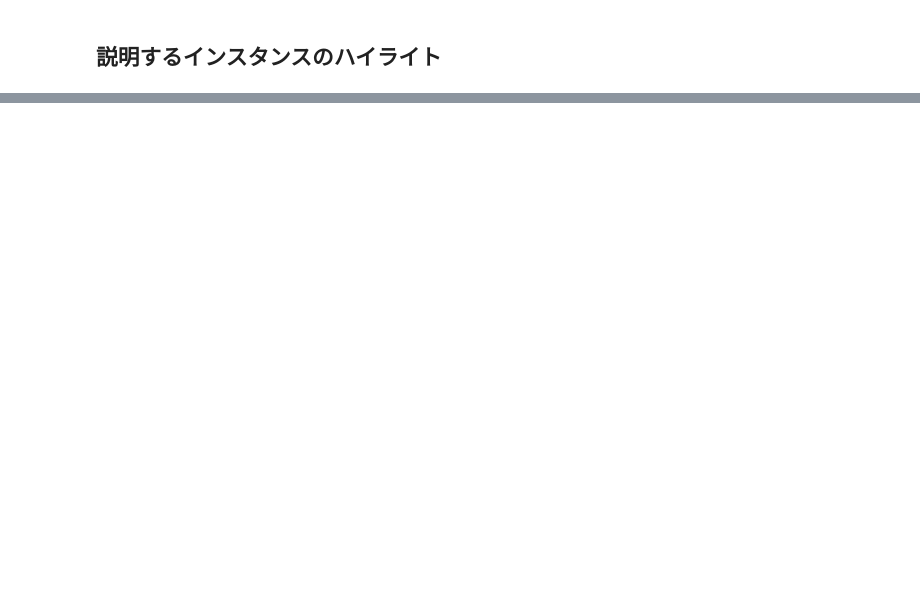
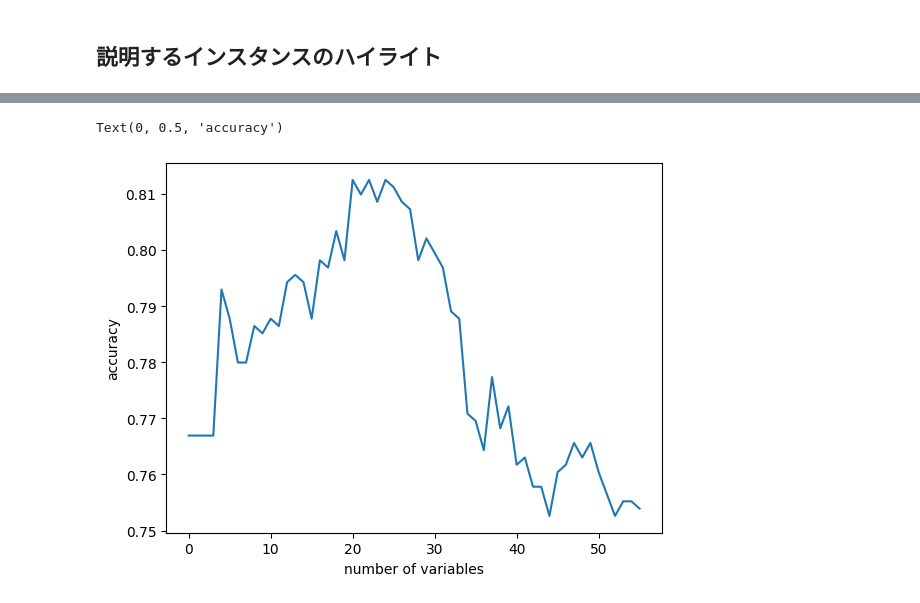
Before and after one commit to inatoihs/opt_entropy_rule, a Jupyter notebook: diabetes_experiment.ipynb, the cells around one changed output, grey strips where cells are left out. Cells and saved outputs as stored; diff of their text form; code cells hidden in the pictures; blank space fills up the shorter version.

```diff
--- a/diabetes_experiment.ipynb
+++ b/diabetes_experiment.ipynb
@@ -191,0 +198,59 @@ for column_x, column_y in pair_to_explain:
+# %%
+file_path = './data/diabetes.csv'
+df = pd.read_csv(file_path)
+
+X = df.drop(columns=['Outcome'])
+y = df['Outcome']
+X_train, X_test, y_train, y_test = train_test_split(X, y, test_size=0.2, random_state=42)
+cat_features_indices = [1]
+cat_features_indices = []
+model = CatBoostClassifier(iterations=500, learning_rate=0.1, random_seed=12, cat_features=cat_features_indices, depth=6, l2_leaf_reg=3)
+model.fit(X_train, y_train, verbose=False, plot=False)
+# dfの['Predicted']列に予測結果を代入する
+df['Predicted'] = model.predict(X)
+# %%
+df['majority'] = 0
+
+accuracy_list = []
+
+for column_x, column_y, _ in v_list:
+    objective_column = "Predicted"
+    x_round = 2 if column_x == "DiabetesPedigreeFunction" else 1
+    y_round = 2 if column_y == "DiabetesPedigreeFunction" else 1
+    df_with_bins, region, v, xbins, ybins, positive, negative, posandneg, x_bucket_num, y_bucket_num = compute_region(df, column_x, column_y, x_round=x_round, y_round=y_round)
+    # dfの各インスタンスに対して処理を行う
+    for i in range(len(df)):
+        instance_to_explain = df.iloc[i]
+        # instance_to_explainがどのバケツに入るかを調べる
+        x_bucket_index = sorted(df_with_bins["x_Bin"].unique().tolist()).index(instance_to_explain["x_Bin"])
+        y_bucket_index = sorted(df_with_bins["y_Bin"].unique().tolist()).index(instance_to_explain["y_Bin"])
+
+        in_region = region.l <= y_bucket_index <= region.r and\
+            region.bot[y_bucket_index] <= x_bucket_index <= region.top[y_bucket_index]
+        positive_all = (df[objective_column] == 1).sum()
+        positive_in_region = sum_in_region(region, positive)
+        negative_in_region = sum_in_region(region, negative)
+        if positive_all/len(df) < positive_in_region/(positive_in_region+negative_in_region):
+            # regionは陽性のインスタンスが多い
+            if in_region:
+                # ['majority']の値に1000-vを足す。ただ代入するのではなく、元の値に加算する
+                df.loc[i, 'majority'] += 100-v
+            else:
+                df.loc[i, 'majority'] -= 100-v
+        else:
+            # regionは陰性のインスタンスが多い
+            if in_region:
+                df.loc[i, 'majority'] -= 100-v
+            else:
+                df.loc[i, 'majority'] += 100-v
+    # df['majority']の値が正なら陽性、負なら陰性と予測する
+    df['Explainer'] = df['majority'] > 0
+    accuracy_list.append(accuracy_score(df['Predicted'], df['Explainer']))
+
+# 説明器が使った変数の数と精度の推移をグラフにする
+plt.plot(accuracy_list)
+plt.xlabel("number of variables")
+plt.ylabel("accuracy")
+# %% [output]
+Text(0, 0.5, 'accuracy')
+[figure, added]
```
Also changed, not shown: parts of 7 cells of this notebook.
